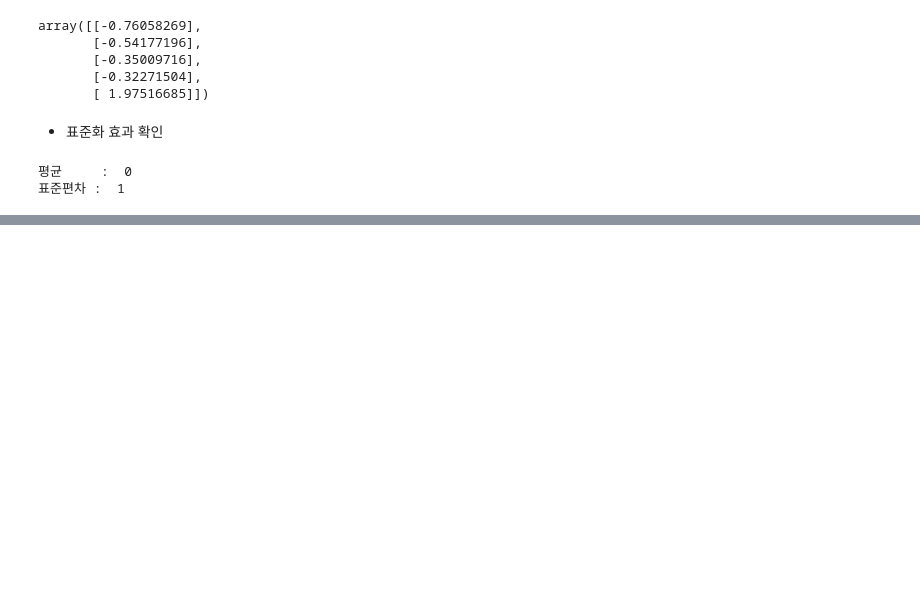
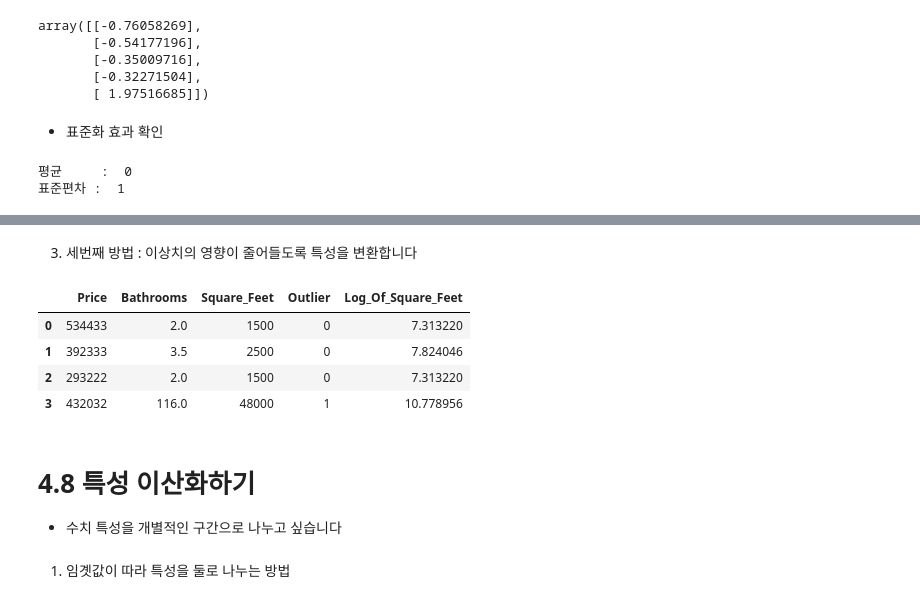
Before and after one commit to peenball/Books, a Jupyter notebook: Machine_Learning_with_Python_Cookbook/04. Handling Numerical Data.ipynb, the cells around one changed output, grey strips where cells are left out. Drawn from its saved outputs; the diff is of its cells as text; code cells hidden in the pictures; blank space fills up the shorter version.

```diff
--- a/Machine_Learning_with_Python_Cookbook/04. Handling Numerical Data.ipynb
+++ b/Machine_Learning_with_Python_Cookbook/04. Handling Numerical Data.ipynb
@@ -119,0 +127,3 @@ print('표준편차 : ', round(standardized.std()))
+# %%
+# 특성을 변환합니다
+robust_scaler.fit_transform(x)
@@ -119,0 +469,6 @@ print('표준편차 : ', round(standardized.std()))
+# %%
+# 데이터프레임을 만듭니다
+houses = pd.DataFrame()
+houses['Price'] = [534433, 392333, 293222, 432032]
+houses['Bathrooms'] = [2, 3.5, 2, 116]
+houses['Square_Feet'] = [1500, 2500, 1500, 48000]
@@ -119,0 +488,3 @@ print('표준편차 : ', round(standardized.std()))
+# %%
+# 불리언 조건을 기반으로 특성을 만듭니다
+houses['Outlier'] = np.where(houses['Bathrooms'] < 20, 0, 1)
@@ -119,0 +500,19 @@ print('표준편차 : ', round(standardized.std()))
+# %% [markdown]
+3) 세번째 방법 : 이상치의 영향이 줄어들도록 특성을 변환합니다
+# %%
+# 로그 특성
+houses['Log_Of_Square_Feet'] = [np.log(x) for x in houses['Square_Feet']]
+# %%
+# 데이터를 확인합니다
+houses
+# %% [output]
+|  | Price | Bathrooms | Square_Feet | Outlier | Log_Of_Square_Feet |
+| 0 | 534433 | 2.0 | 1500 | 0 | 7.313220 |
+| 1 | 392333 | 3.5 | 2500 | 0 | 7.824046 |
+| 2 | 293222 | 2.0 | 1500 | 0 | 7.313220 |
+| 3 | 432032 | 116.0 | 48000 | 1 | 10.778956 |
+# %% [markdown]
+# 4.8 특성 이산화하기
+- 수치 특성을 개별적인 구간으로 나누고 싶습니다
+# %% [markdown]
+1) 임곗값이 따라 특성을 둘로 나누는 방법
```
Also changed, not shown: parts of 91 cells of this notebook.
